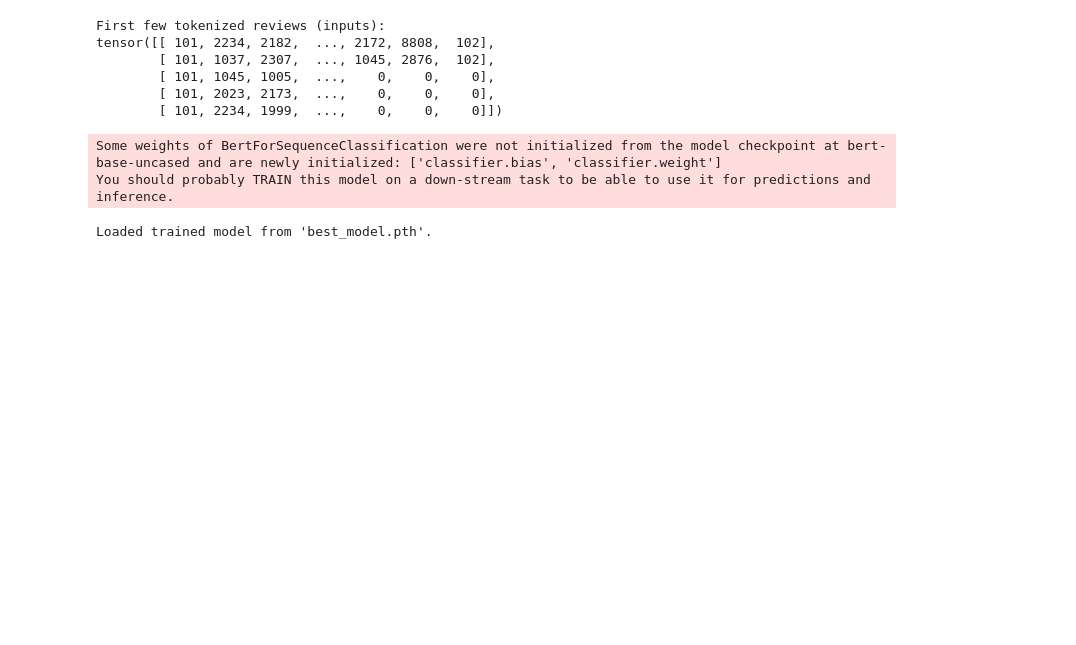
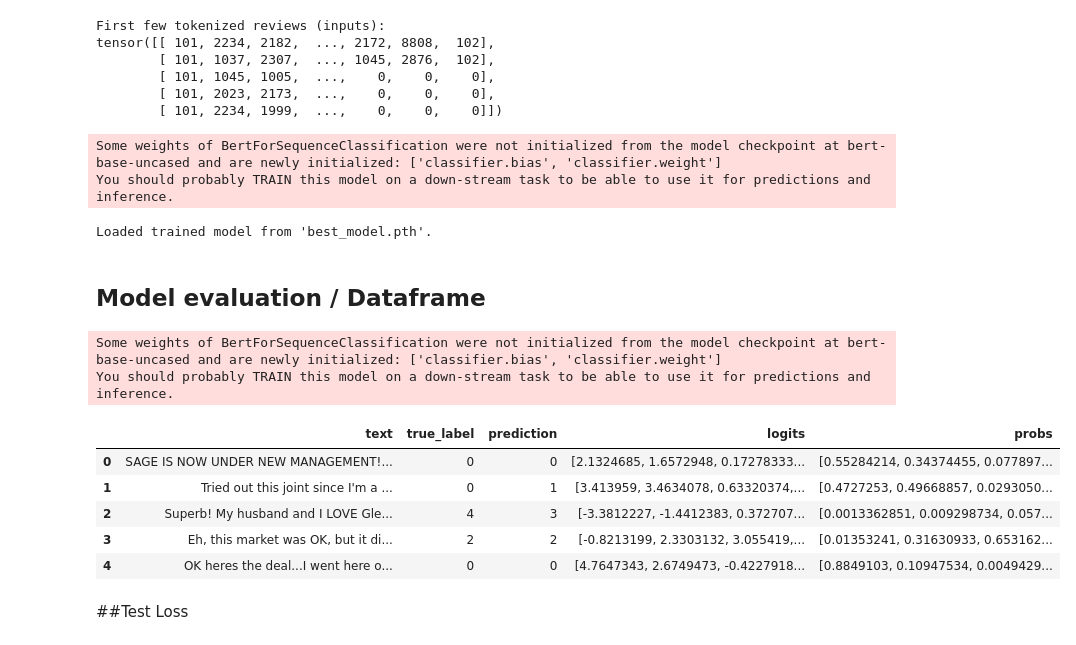
Before and after one commit to aleksihayrynen/Multiclass-Sentiment-Analysis-BERT, a Jupyter notebook: Multiclass_Classification_BERT.ipynb, the cells around one changed output. Drawn from its saved outputs; the diff is of its cells as text; code cells hidden in the pictures; blank space fills up the shorter version.

```diff
--- a/Multiclass_Classification_BERT.ipynb
+++ b/Multiclass_Classification_BERT.ipynb
@@ -691,3 +691,69 @@ else:
 Some weights of BertForSequenceClassification were not initialized from the model checkpoint at bert-base-uncased and are newly initialized: ['classifier.bias', 'classifier.weight']
 You should probably TRAIN this model on a down-stream task to be able to use it for predictions and inference.
 Loaded trained model from 'best_model.pth'.
+# %% [markdown]
+## Model evaluation / Dataframe
+# %%
+import torch
+import numpy as np
+import pandas as pd
+
+# Initialize device and model
+device = torch.device('cuda' if torch.cuda.is_available() else 'cpu')
+model = BertForSequenceClassification.from_pretrained('bert-base-uncased', num_labels=5).to(device)
+model.load_state_dict(torch.load("/content/drive/My Drive/best_model_50_000.pth"))
+model.eval()
+
+# Cache test set results
+test_results = {"logits": [], "probs": [], "true_labels": [], "predictions": [], "texts": []}
+
+# Process test set in a single pass
+with torch.no_grad():
+    for batch_idx, batch in enumerate(test_loader):
+        input_ids, attention_mask, labels = [b.to(device) for b in batch]
+
+        # Forward pass to get logits
+        outputs = model(input_ids=input_ids, attention_mask=attention_mask)
+        logits = outputs.logits
+        probs = torch.softmax(logits, dim=1)  # Convert logits to probabilities
+        preds = torch.argmax(probs, dim=1)  # Predicted class labels
+
+        # Save results
+        test_results["logits"].append(logits.cpu().numpy())
+        test_results["probs"].append(probs.cpu().numpy())
+        test_results["true_labels"].append(labels.cpu().numpy())
+        test_results["predictions"].append(preds.cpu().numpy())
+
+        # Save original text data if available in test_subset
+        for idx_in_batch in range(len(labels)):
+            original_text = test_subset.iloc[batch_idx * test_loader.batch_size + idx_in_batch]['review']
+            test_results["texts"].append(original_text)
+
+# Convert lists to numpy arrays for easier processing
+test_results["logits"] = np.vstack(test_results["logits"])
+test_results["probs"] = np.vstack(test_results["probs"])
+test_results["true_labels"] = np.concatenate(test_results["true_labels"])
+test_results["predictions"] = np.concatenate(test_results["predictions"])
+
+# Optional: Convert to Pandas DataFrame for structured analysis
+test_df = pd.DataFrame({
+    "text": test_results["texts"],
+    "true_label": test_results["true_labels"],
+    "prediction": test_results["predictions"],
+    "logits": list(test_results["logits"]),
+    "probs": list(test_results["probs"]),
+})
+
+# Display the first few rows of the DataFrame
+test_df.head()
+# %% [output]
+Some weights of BertForSequenceClassification were not initialized from the model checkpoint at bert-base-uncased and are newly initialized: ['classifier.bias', 'classifier.weight']
+You should probably TRAIN this model on a down-stream task to be able to use it for predictions and inference.
+|  | text | true_label | prediction | logits | probs |
+| 0 | SAGE IS NOW UNDER NEW MANAGEMENT!... | 0 | 0 | [2.1324685, 1.6572948, 0.17278333... | [0.55284214, 0.34374455, 0.077897... |
+| 1 | Tried out this joint since I'm a ... | 0 | 1 | [3.413959, 3.4634078, 0.63320374,... | [0.4727253, 0.49668857, 0.0293050... |
+| 2 | Superb! My husband and I LOVE Gle... | 4 | 3 | [-3.3812227, -1.4412383, 0.372707... | [0.0013362851, 0.009298734, 0.057... |
+| 3 | Eh, this market was OK, but it di... | 2 | 2 | [-0.8213199, 2.3303132, 3.055419,... | [0.01353241, 0.31630933, 0.653162... |
+| 4 | OK heres the deal...I went here o... | 0 | 0 | [4.7647343, 2.6749473, -0.4227918... | [0.8849103, 0.10947534, 0.0049429... |
+# %% [markdown]
+##Test Loss
```
Also changed, not shown: parts of 5 cells of this notebook.
